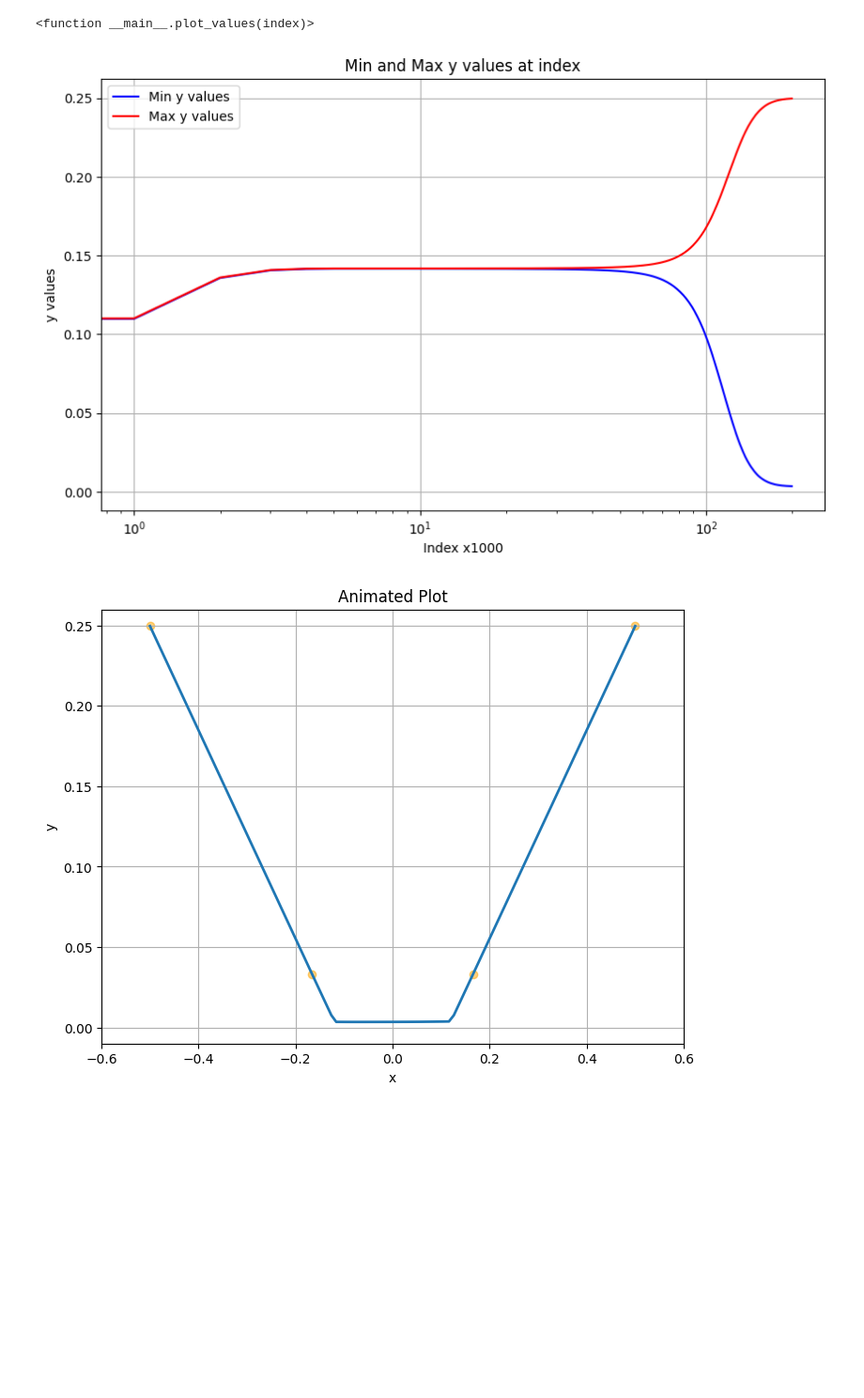
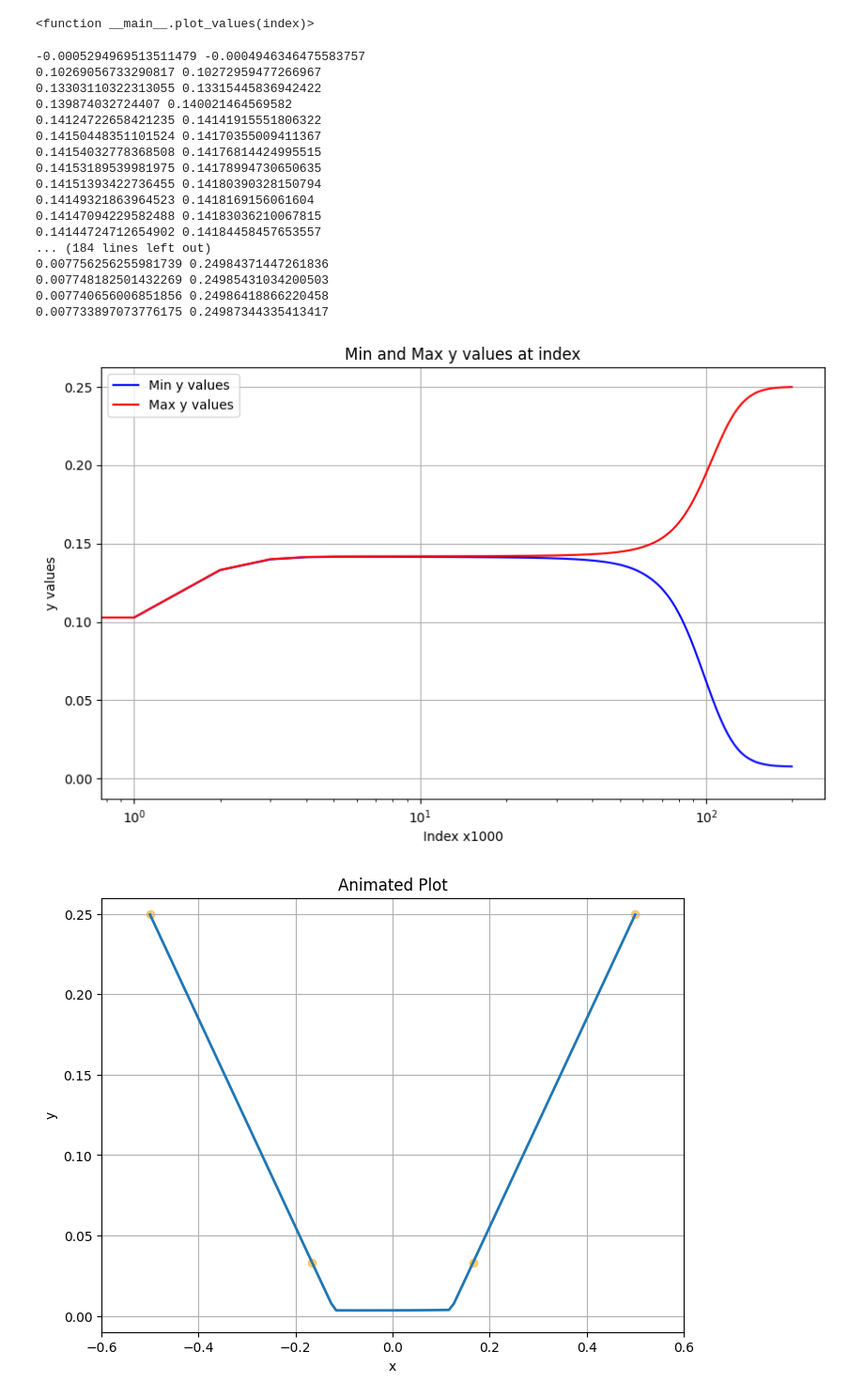
Before and after one commit to M-J-V/BEP_Code, a Jupyter notebook: DirkBurgers.ipynb, the cells around one changed output. Shown: that part at 94% size. Cells and saved outputs as stored; diff of their text form; code cells hidden in the pictures; blank space fills up the shorter version.

Commit message:
fix on training - use symmetric for 'pretty' function

```diff
--- a/DirkBurgers.ipynb
+++ b/DirkBurgers.ipynb
@@ -117,11 +161,11 @@ np.save('b_values.npy', b_values)
 # %%
 # Load the arrays from the .npy files
-a_values = np.load('a_values.npy')
-w_values = np.load('w_values.npy')
-b_values = np.load('b_values.npy')
+a_values = np.load('a_values_symmetric.npy')
+w_values = np.load('w_values_symmetric.npy')
+b_values = np.load('b_values_symmetric.npy')
 
 # Define the range of x
-x_graph = np.linspace(-0.5, 0.5, 400)
+x_graph = np.linspace(-0.5, 0.5, 800)
 y_graph = np.zeros(len(x_graph))
 
 # Define the function to plot the values at a given index
@@ -146,48 +190,84 @@ def plot_values(index):
 
 # Create an interactive slider
 interact(plot_values, index=IntSlider(min=0, max=len(a_values)-1, step=1, value=0))
+
+# a = np.full(m, 4)
+# w = np.full(m, 0.1)
+# b = np.full(m, 0.1)
+
+
+# # Compute the corresponding y values
+# for i in range(len(x_graph)):
+#     y_graph[i] = twoLayerReluNet(alpha_m,a,w,b,x_graph[i])
+
+# # Plot the function
+# plt.scatter(x, y, c='orange', alpha=0.5)
+# plt.plot(x_graph, y_graph)
+# plt.xlabel('x')
+# plt.ylabel('y')
+# plt.grid(True)
+# plt.xlim(-0.6, 0.6)
+# plt.ylim(-0.01, 0.3)
+# plt.show()
 # %% [output]
 interactive(children=(IntSlider(value=0, description='index', max=199999), Output()), _dom_classes=('widget-in…
 <function __main__.plot_values(index)>
 # %%
-x_graph = np.linspace(-0.5, 0.5, 100)
-y_graph = np.zeros(len(x_graph))
-
 # Define the function to plot the values at a given index
 def get_values(index):
     a = a_values[index]
     w = w_values[index]
     b = b_values[index]
 
+    y_graph = np.zeros((int)(400))
     # Compute the corresponding y values
     for i in range(len(x_graph)):
         y_graph[i] = twoLayerReluNet(alpha_m,a,w,b,x_graph[i])
 
+    print(np.min(y_graph), np.max(y_graph))
     return np.min(y_graph), np.max(y_graph)
 
 
+x_graph = np.linspace(-0.5, 0.5, 400)
 # Initialize an array to store y values
 min_y_values = np.zeros((int)(n_steps/1000))
 max_y_values = np.zeros((int)(n_steps/1000))
 for n in range((int)(n_steps/1000)):
     min_y_values[n], max_y_values[n] = get_values(n*1000)
 
 # Create an array of indices
 indices = np.arange(n_steps/1000)
 
 # Plot the min and max values
 plt.figure(figsize=(10, 6))
 plt.plot(indices, min_y_values, color='blue', label='Min y values')
 plt.plot(indices, max_y_values, color='red', label='Max y values')
 plt.xscale('log')
 plt.xlabel('Index x1000')
 plt.ylabel('y values')
 plt.title('Min and Max y values at index')
 plt.legend()
 plt.grid(True)
 plt.show()
 # %% [output]
+-0.0005294969513511479 -0.0004946346475583757
+0.10269056733290817 0.10272959477266967
+0.13303110322313055 0.13315445836942422
+0.139874032724407 0.140021464569582
+0.14124722658421235 0.14141915551806322
+0.14150448351101524 0.14170355009411367
+0.14154032778368508 0.14176814424995515
+0.14153189539981975 0.14178994730650635
+0.14151393422736455 0.14180390328150794
+0.14149321863964523 0.1418169156061604
+0.14147094229582488 0.14183036210067815
+0.14144724712654902 0.14184458457653557
+... (184 lines left out)
+0.007756256255981739 0.24984371447261836
+0.007748182501432269 0.24985431034200503
+0.007740656006851856 0.24986418866220458
+0.007733897073776175 0.24987344335413417
-[figure, old version]
+[figure, new version]
 # %%
 # Assuming a_values, w_values, and b_values are already loaded
 a_values = np.load('a_values.npy')
```
Also changed, not shown: parts of 4 cells of this notebook, 1 other file.
